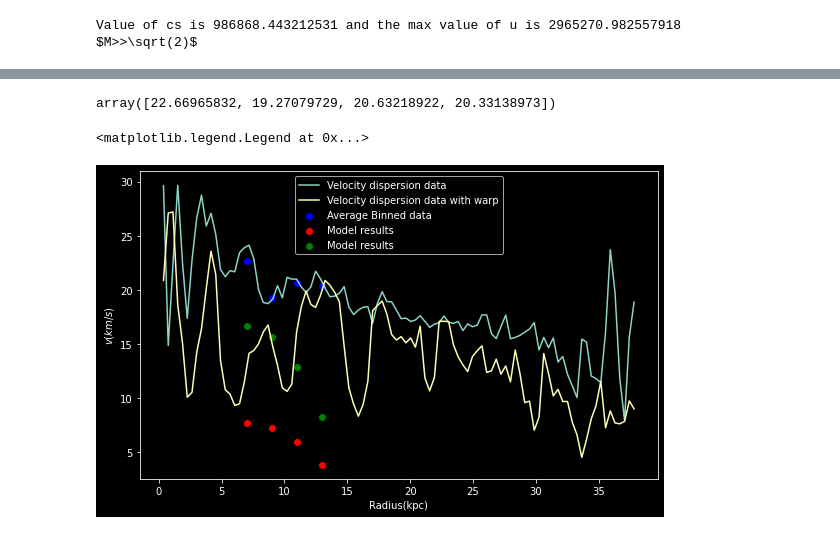
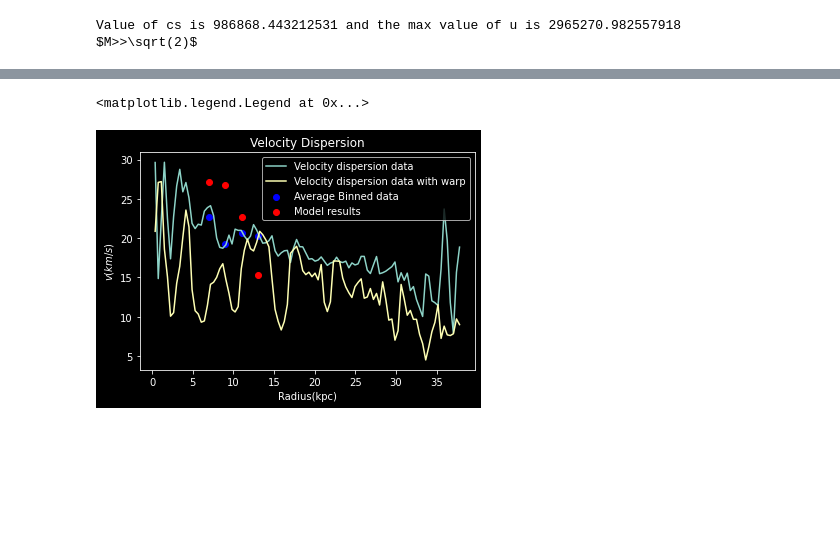
Before and after one commit to Rnazx/MSc.-Thesis, a Jupyter notebook: velocity_dispersion_m31.ipynb, the cells around one changed output, grey strips where cells are left out. Cells and saved outputs as stored; diff of their text form; code cells hidden in the pictures; blank space fills up the shorter version.

Commit message:
model

```diff
--- a/velocity_dispersion_m31.ipynb
+++ b/velocity_dispersion_m31.ipynb
@@ -142,7 +146,7 @@ array([0.00036257, 0.00051754, 0.00089912, 0.00095237])
 # %%
 scalreldata = []
-for exp in express:
-    scalreldata.append([exp.evalf(subs={sigma: sig, sigmasfr: sigsfr, q:qs, omega: oms}) for sig, sigsfr,qs, oms in zip(dat_sigma, dat_sigmasfr, dat_q, dat_omega)])
-scalreldata = np.array(np.float64(scalreldata))
-an_vel = scalreldata[2]/kms
-an_vel
+for exp in express + [nu_final,n_final, cs_final]:
+    scalreldata.append([exp.evalf(subs={ sigmatot:sigt, sigma: sig, sigmasfr: sigsfr, q:qs, omega: oms}) for sigt,sig, sigsfr,qs, oms in zip(dat_sigmatot, dat_sigma, dat_sigmasfr, dat_q, dat_omega)])
+#scalreldata = np.array(np.float64(scalreldata))
+#an_vel = scalreldata[2]/kms
+#an_vel
@@ -166,0 +161,2 @@ array([2.93386455e-21, 4.11270854e-21, 5.25843894e-21, 1.50335723e-21])
+# %%
+final_vel = bin_data(kpc_radius, kms_dat_v, 6, 14, 2)
@@ -171,10 +183,0 @@ array([480.98655328, 480.98655328, 480.98655328, 480.98655328])
-# %%
-final_vel = []
-for i in range(6,14,2):
-    idx = np.where((kpc_radius>i)*(kpc_radius<i+2))
-    final_vel.append(np.take(kms_dat_v,idx).mean())
-final_vel = np.array(final_vel)
-# %%
-final_vel
-# %% [output]
-array([22.66965832, 19.27079729, 20.63218922, 20.33138973])
@@ -181,14 +199,12 @@ array([22.66965832, 19.27079729, 20.63218922, 20.33138973])
 # %%
-fig, ax = plt.subplots(nrows=1,ncols=1, figsize=(8, 5), tight_layout=True)
-ax.plot(kpc_radius, kms_dat_v, label = 'Velocity dispersion data')
-ax.plot(kpc_radius, kms_dat_v_warp, label = 'Velocity dispersion data with warp')
-ax.scatter(kpc_dat_r, final_vel, c = 'b', label = 'Average Binned data')
-ax.scatter(kpc_dat_r, an_vel,c = 'r', label = 'Model results')
-ax.scatter(kpc_dat_r, (10**(1/3))*an_vel,c = 'g', label = 'Model results')
-
-ax.set_xlabel('Radius(kpc)')
-ax.set_ylabel('$v(km/s)$')
-ax.legend()
+plt.plot(kpc_radius, kms_dat_v, label = 'Velocity dispersion data')
+plt.plot(kpc_radius, kms_dat_v_warp, label = 'Velocity dispersion data with warp')
+plt.scatter(kpc_dat_r, final_vel, c = 'b', label = 'Average Binned data')
+plt.scatter(kpc_dat_r, an_vel,c = 'r', label = 'Model results')
+plt.title('Velocity Dispersion')
+plt.xlabel('Radius(kpc)')
+plt.ylabel('$v(km/s)$')
+plt.legend()
 # %% [output]
 <matplotlib.legend.Legend at 0x...>
-[figure, old version]
+[figure, new version]
```
Also changed, not shown: parts of 24 cells of this notebook, 13 other files.
